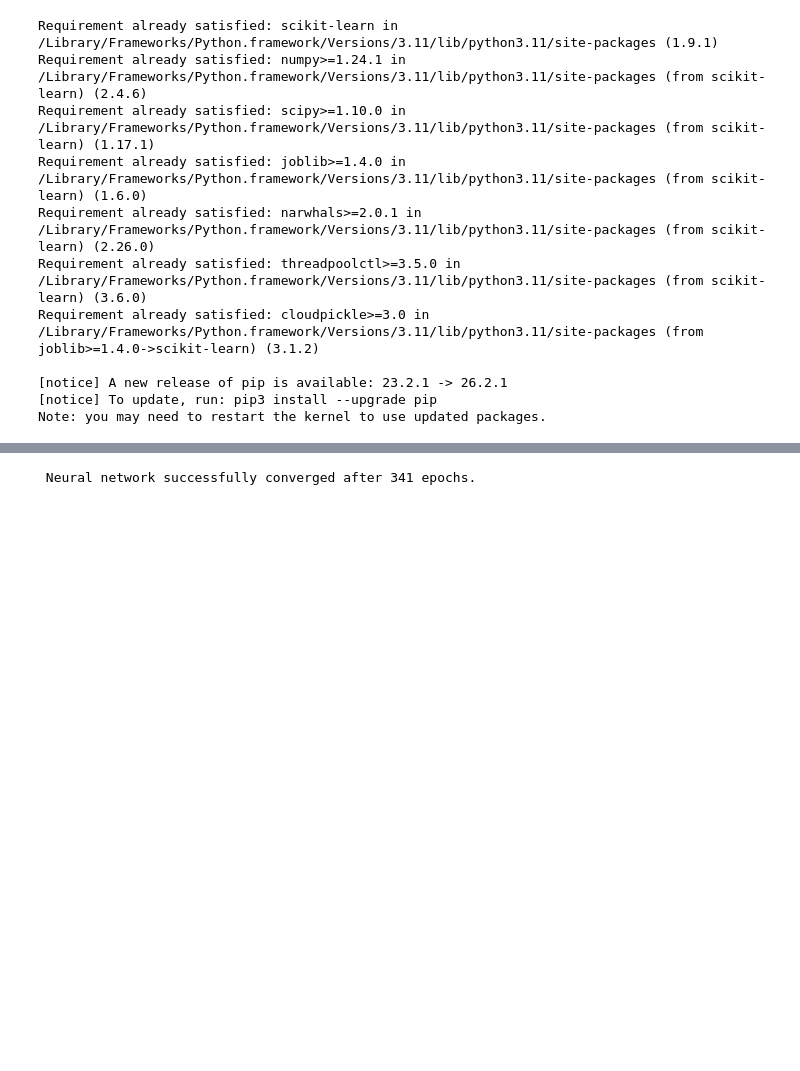
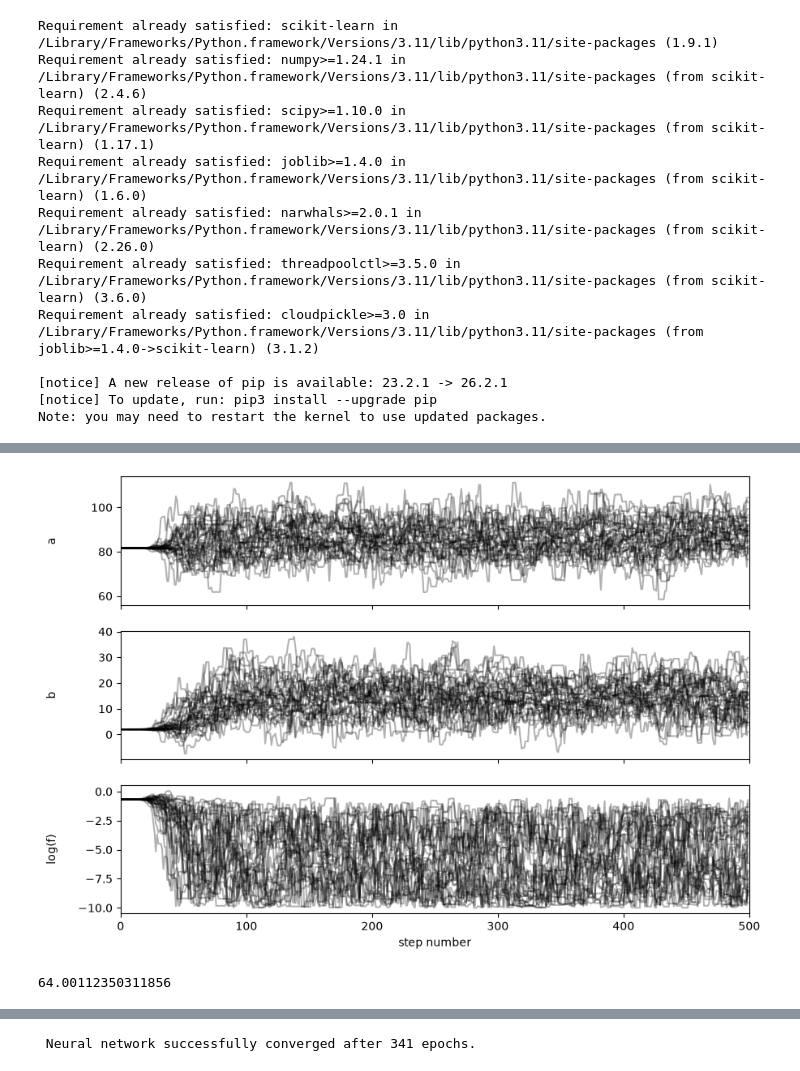
Before and after one commit to jarachisholm/SBI_clustering, a Jupyter notebook: first_notebook.ipynb, the cells around one changed output, grey strips where cells are left out. Cells and saved outputs as stored; diff of their text form; code cells hidden in the pictures; blank space fills up the shorter version.

```diff
--- a/first_notebook.ipynb
+++ b/first_notebook.ipynb
@@ -237,0 +234,51 @@ plt.show()
+# %%
+#MCMC chain
+x = X[:, 0]
+
+#log(f) is the underestimation of noise
+def log_likelihood(theta, x, y, yerr):
+    a, b, log_f = theta
+    model = a * x + b
+    sigma2 = yerr**2 + model**2 * np.exp(2 * log_f)
+    return -0.5 * np.sum((y - model) ** 2 / sigma2 + np.log(2 * np.pi * sigma2))
+
+def log_prior(theta):
+    a, b, log_f = theta
+    if -200 < a < 200 and -200 < b < 200 and -10 < log_f < 1:
+        return 0.0
+    return -np.inf
+
+def log_probability(theta, x, y, yerr):
+    lp = log_prior(theta)
+    if not np.isfinite(lp):
+        return -np.inf
+    return lp + log_likelihood(theta, x, y, yerr)
+
+#position of walkers in (a,b) space, w/small offset
+pos = np.array([popt[0], popt[1], np.log(0.5)]) + 1e-4 * np.random.randn(32, 3)
+nwalkers, ndim = pos.shape
+
+#just some error to get the MCMC going, dont have actual error in this data
+y_err = np.std(Y - linear_model(x, *popt))
+sampler = emcee.EnsembleSampler(
+    nwalkers, ndim, log_probability, args=(x, Y, y_err)
+)
+sampler.run_mcmc(pos, 500, progress=True)
+
+fig, axes = plt.subplots(3, figsize=(10, 7), sharex=True)
+samples = sampler.get_chain()
+labels = ["a", "b", "log(f)"]
+for i in range(ndim):
+    ax = axes[i]
+    ax.plot(samples[:, :, i], "k", alpha=0.3)
+    ax.set_xlim(0, len(samples))
+    ax.set_ylabel(labels[i])
+    ax.yaxis.set_label_coords(-0.1, 0.5)
+
+axes[-1].set_xlabel("step number")
+plt.show()
+
+print(y_err)
+# %% [output]
+[figure, added]
+64.00112350311856
```
Also changed, not shown: parts of 8 cells of this notebook.
